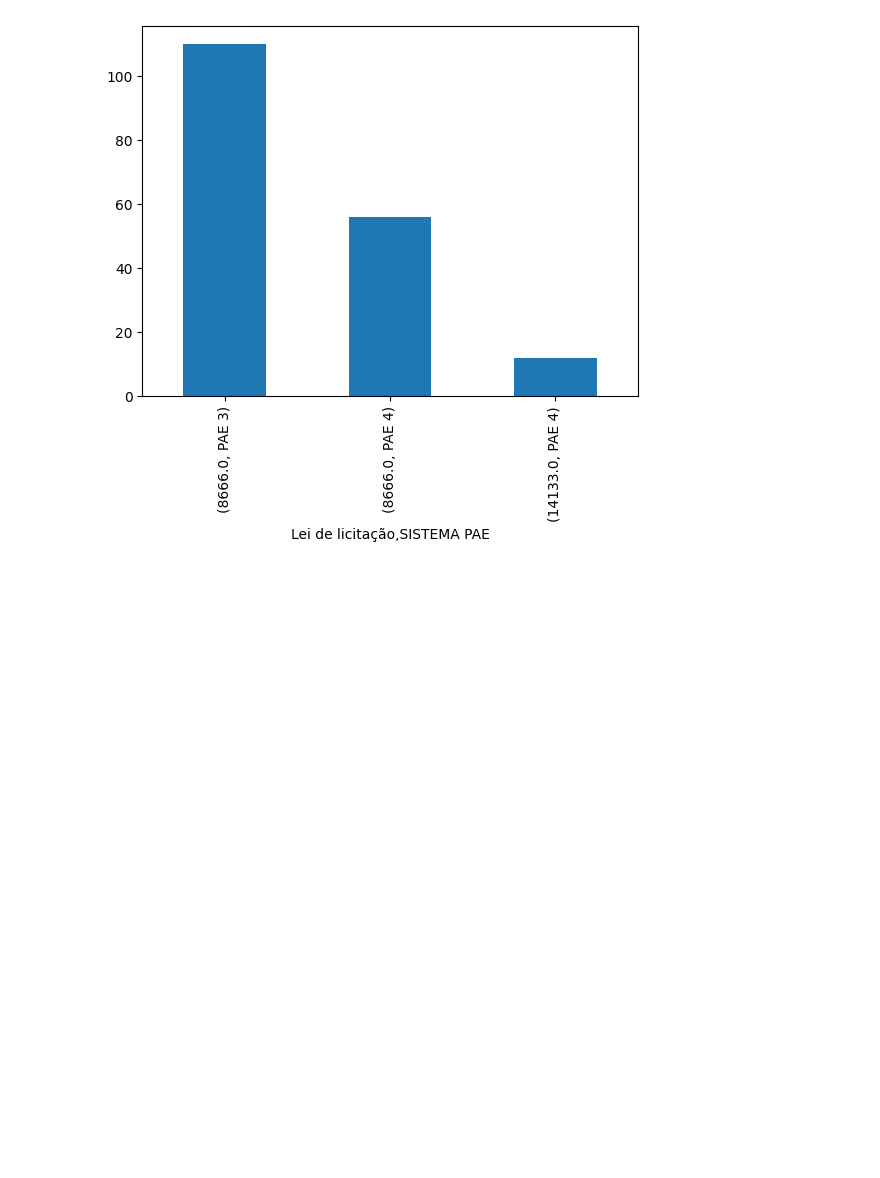
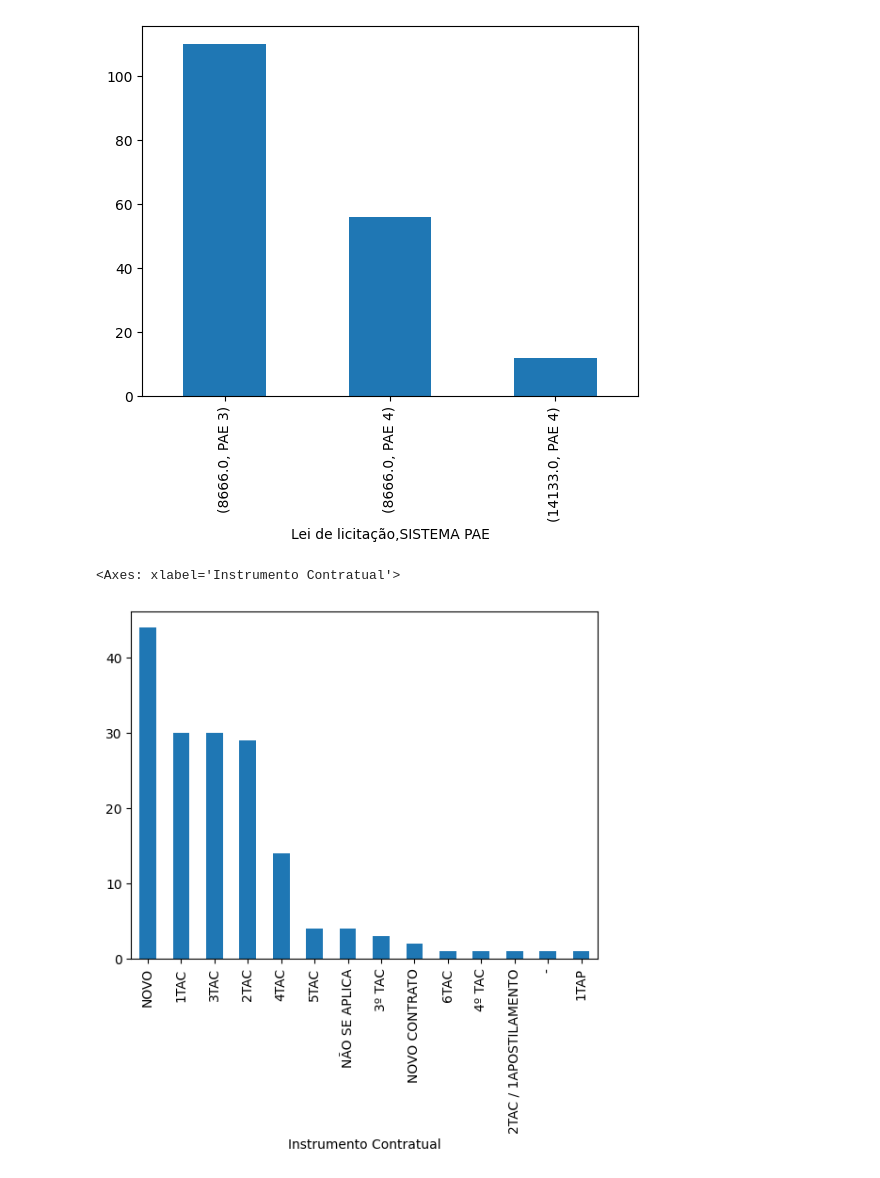
Before and after one commit to Jfdeev/Dashborad-Prodepa, a Jupyter notebook: assets/prodepa.contratos.pae.ipynb, the cells around one changed output. Drawn from its saved outputs; the diff is of its cells as text; code cells hidden in the pictures; blank space fills up the shorter version.

```diff
--- a/assets/prodepa.contratos.pae.ipynb
+++ b/assets/prodepa.contratos.pae.ipynb
@@ -142,3 +142,8 @@ df.groupby('Lei de licitação')['SISTEMA PAE'].value_counts().plot(kind='bar')
 # %% [output]
 <Axes: xlabel='Lei de licitação,SISTEMA PAE'>
 [figure]
+# %%
+df['Instrumento Contratual'].value_counts().plot(kind='bar')
+# %% [output]
+<Axes: xlabel='Instrumento Contratual'>
+[figure, added]
```
Also changed, not shown: 1 other file.
